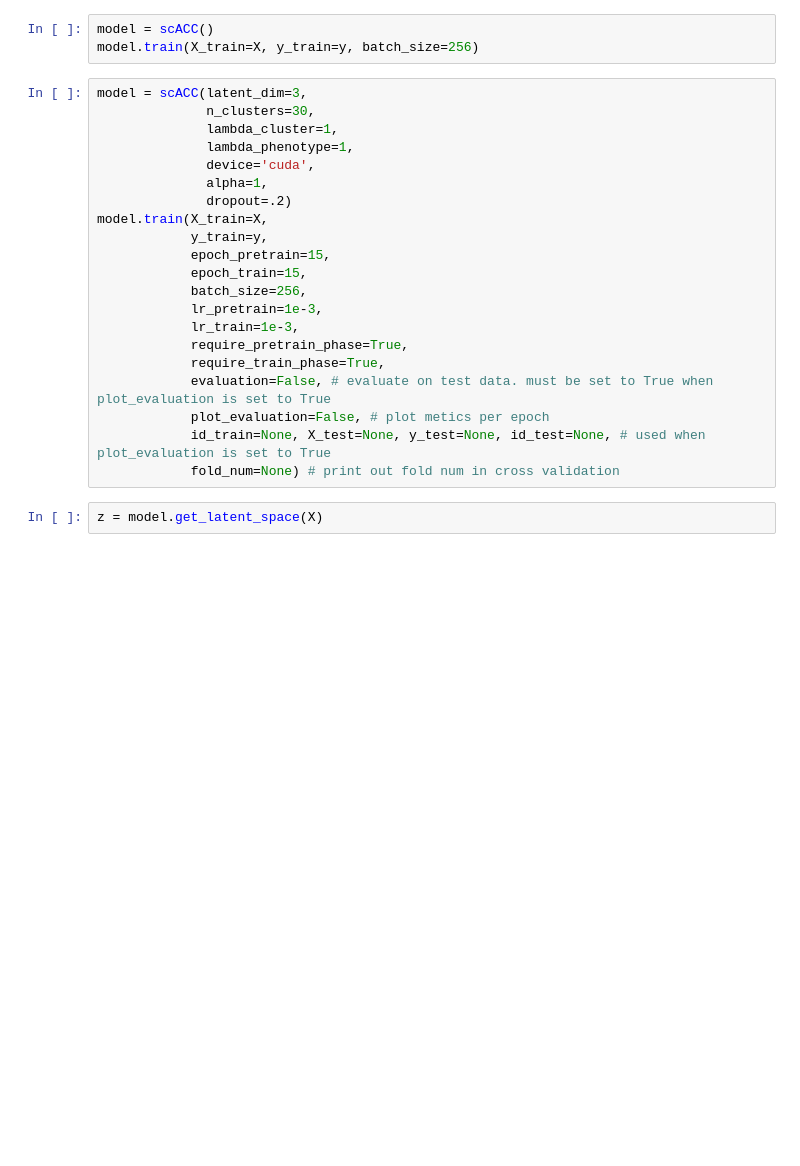
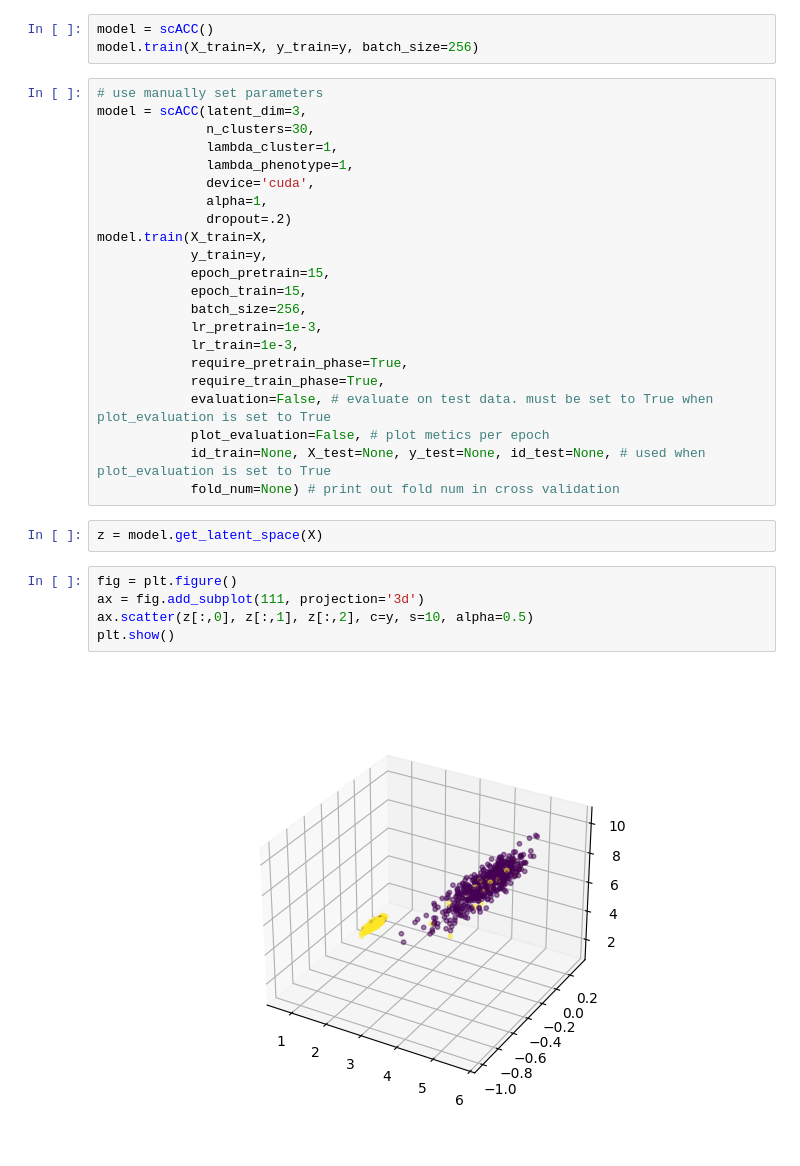
Before and after one commit to athanzli/PASCode, a Jupyter notebook: demo/demo_scacc.ipynb, the cells around one changed output. Drawn from its saved outputs; the diff is of its cells as text; blank space fills up the shorter version.

```diff
--- a/demo/demo_scacc.ipynb
+++ b/demo/demo_scacc.ipynb
@@ -18,6 +44,7 @@ sns.scatterplot(x=umap_emb[:,0], y=umap_emb[:,1], hue=y)
 model = scACC()
 model.train(X_train=X, y_train=y, batch_size=256)
 # %%
+# use manually set parameters
 model = scACC(latent_dim=3,
               n_clusters=30,
               lambda_cluster=1,
@@ -40,3 +67,10 @@ model.train(X_train=X,
             fold_num=None) # print out fold num in cross validation
 # %%
 z = model.get_latent_space(X)
+# %%
+fig = plt.figure()
+ax = fig.add_subplot(111, projection='3d')
+ax.scatter(z[:,0], z[:,1], z[:,2], c=y, s=10, alpha=0.5)
+plt.show()
+# %% [output]
+[figure, added]
```
Also changed, not shown: parts of 9 cells of this notebook, 3 other files.
